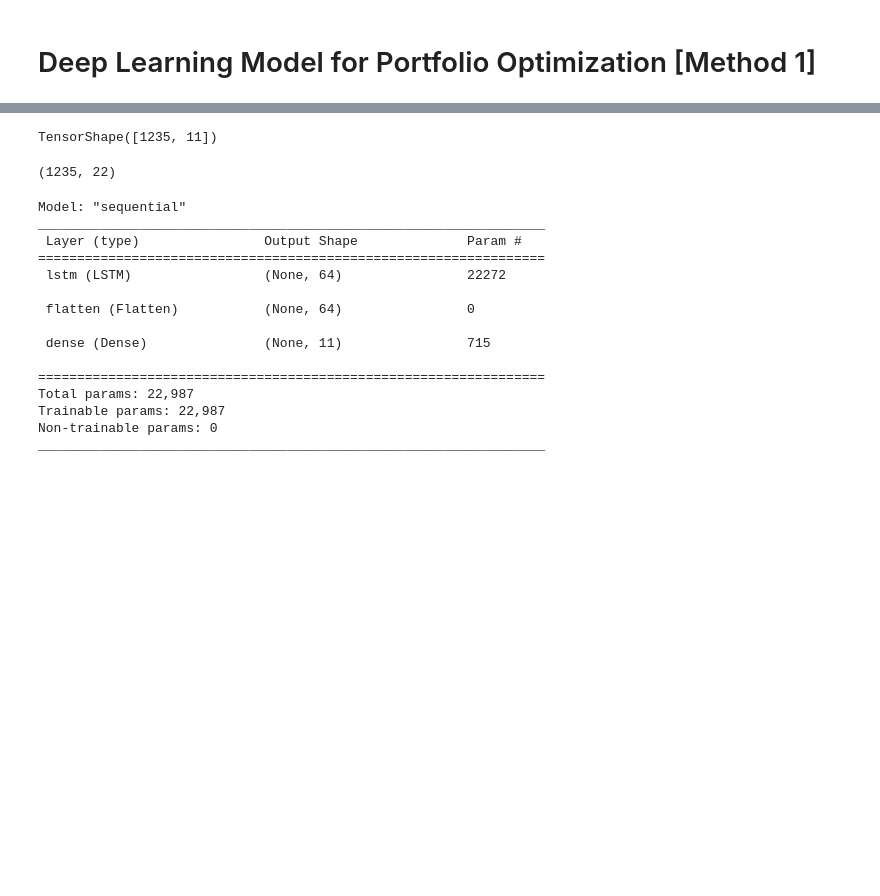
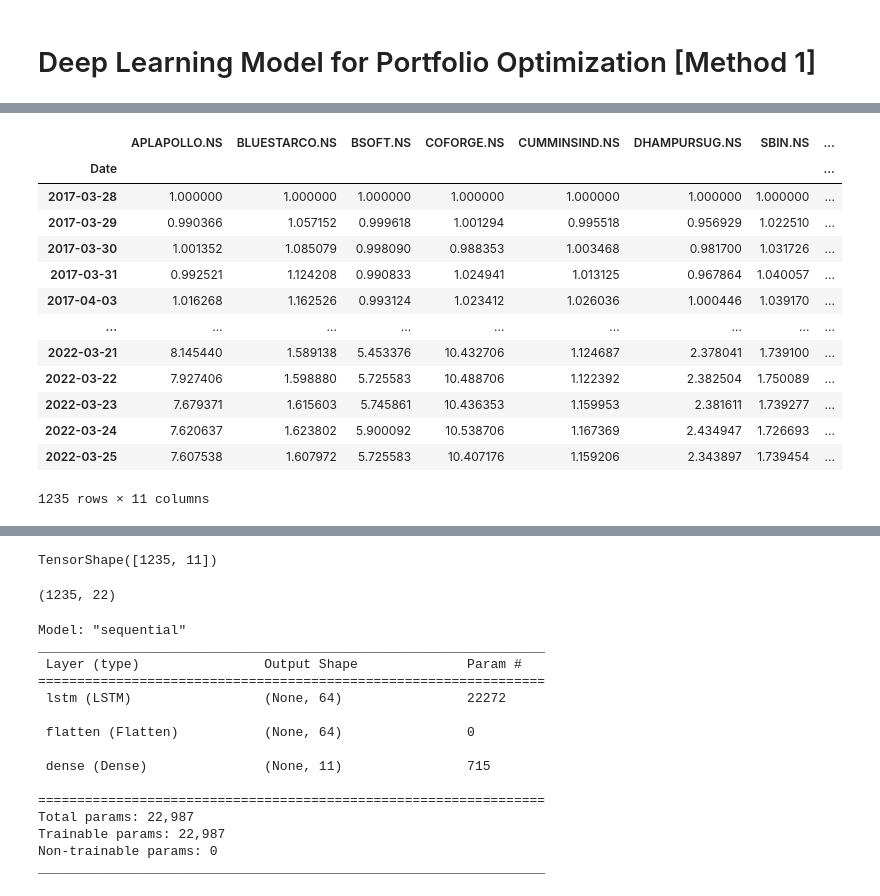
Before and after one commit to thisisindrajit/Portfolio-optimization-using-Deep-Learning-and-statistics, a Jupyter notebook: code.ipynb, the cells around one changed output, grey strips where cells are left out. Saved outputs shown, nothing was run; the diff lists cells and outputs as text; code cells hidden in the pictures; blank space fills up the shorter version.

```diff
--- a/code.ipynb
+++ b/code.ipynb
@@ -731,0 +769,17 @@ sharpe_loss_data = tf.cast(tf.constant(df.iloc[1:]), float)
+# %%
+df.iloc[1:] / df.iloc[1]
+# %% [output]
+|  | APLAPOLLO.NS | BLUESTARCO.NS | BSOFT.NS | COFORGE.NS | CUMMINSIND.NS | DHAMPURSUG.NS | SBIN.NS | ... |
+| Date |  |  |  |  |  |  |  | ... |
+| 2017-03-28 | 1.000000 | 1.000000 | 1.000000 | 1.000000 | 1.000000 | 1.000000 | 1.000000 | ... |
+| 2017-03-29 | 0.990366 | 1.057152 | 0.999618 | 1.001294 | 0.995518 | 0.956929 | 1.022510 | ... |
+| 2017-03-30 | 1.001352 | 1.085079 | 0.998090 | 0.988353 | 1.003468 | 0.981700 | 1.031726 | ... |
+| 2017-03-31 | 0.992521 | 1.124208 | 0.990833 | 1.024941 | 1.013125 | 0.967864 | 1.040057 | ... |
+| 2017-04-03 | 1.016268 | 1.162526 | 0.993124 | 1.023412 | 1.026036 | 1.000446 | 1.039170 | ... |
+| ... | ... | ... | ... | ... | ... | ... | ... | ... |
+| 2022-03-21 | 8.145440 | 1.589138 | 5.453376 | 10.432706 | 1.124687 | 2.378041 | 1.739100 | ... |
+| 2022-03-22 | 7.927406 | 1.598880 | 5.725583 | 10.488706 | 1.122392 | 2.382504 | 1.750089 | ... |
+| 2022-03-23 | 7.679371 | 1.615603 | 5.745861 | 10.436353 | 1.159953 | 2.381611 | 1.739277 | ... |
+| 2022-03-24 | 7.620637 | 1.623802 | 5.900092 | 10.538706 | 1.167369 | 2.434947 | 1.726693 | ... |
+| 2022-03-25 | 7.607538 | 1.607972 | 5.725583 | 10.407176 | 1.159206 | 2.343897 | 1.739454 | ... |
+1235 rows × 11 columns
```
Also changed, not shown: parts of 10 cells of this notebook.
